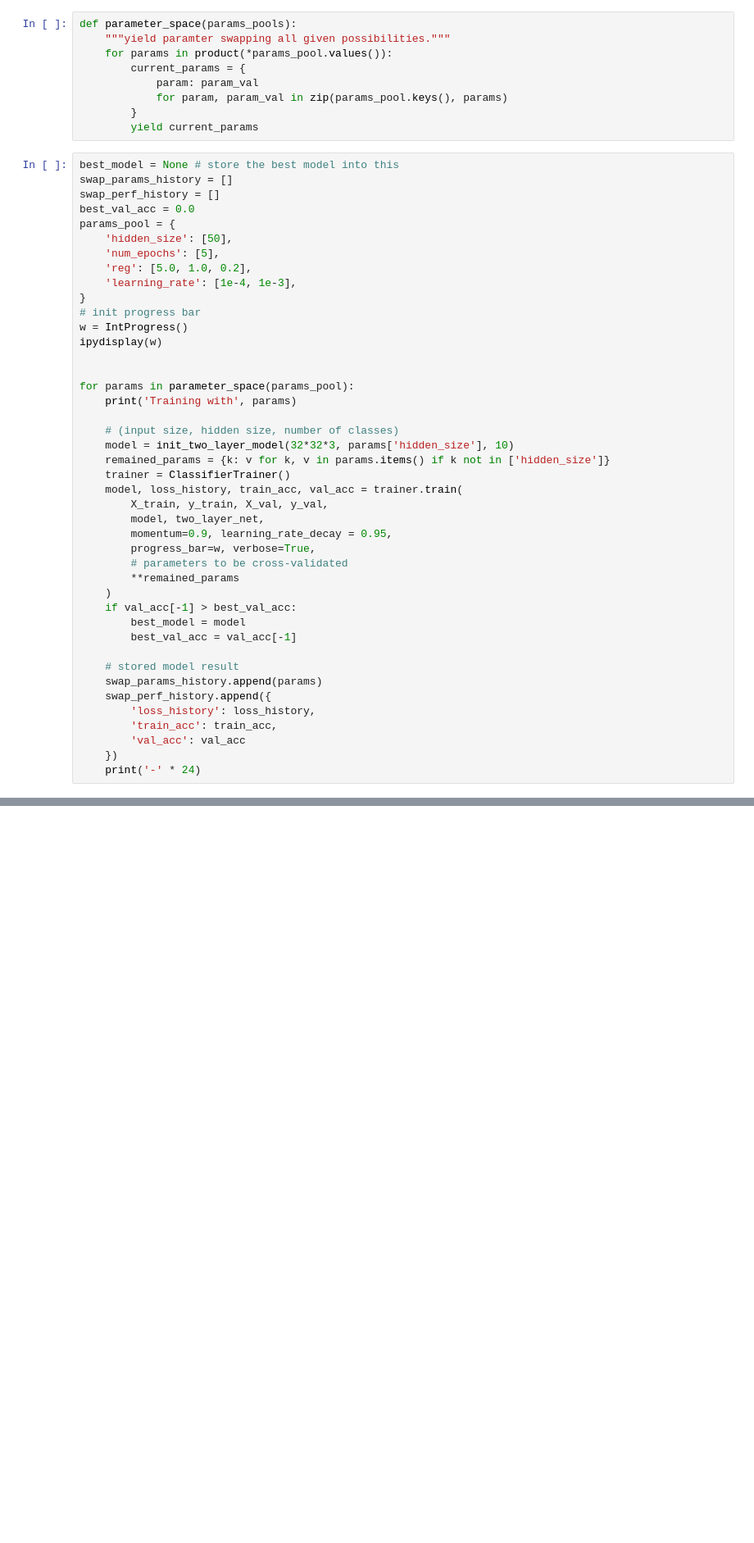
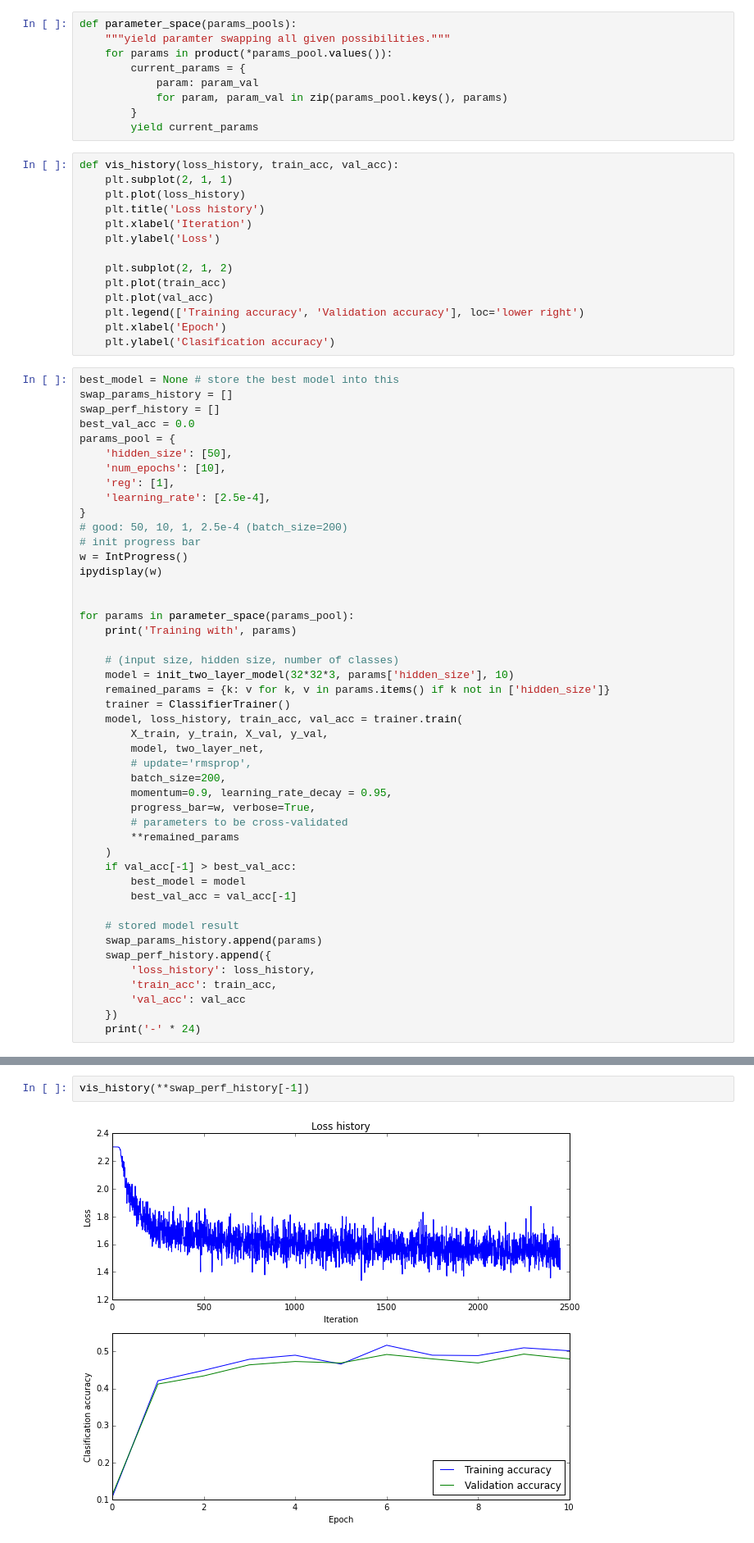
Before and after one commit to ccwang002/learn_CNN, a Jupyter notebook: 01_stanford_CS231n/assignment2/two_layer_net.ipynb, the cells around one changed output, grey strips where cells are left out. Shown: that part at 82% size. Saved outputs shown, nothing was run; the diff lists cells and outputs as text; blank space fills up the shorter version.

```diff
--- a/01_stanford_CS231n/assignment2/two_layer_net.ipynb
+++ b/01_stanford_CS231n/assignment2/two_layer_net.ipynb
@@ -376,6 +354,20 @@ def parameter_space(params_pools):
             for param, param_val in zip(params_pool.keys(), params)
         }
         yield current_params
+# %%
+def vis_history(loss_history, train_acc, val_acc):
+    plt.subplot(2, 1, 1)
+    plt.plot(loss_history)
+    plt.title('Loss history')
+    plt.xlabel('Iteration')
+    plt.ylabel('Loss')
+
+    plt.subplot(2, 1, 2)
+    plt.plot(train_acc)
+    plt.plot(val_acc)
+    plt.legend(['Training accuracy', 'Validation accuracy'], loc='lower right')
+    plt.xlabel('Epoch')
+    plt.ylabel('Clasification accuracy')
 # %%
 best_model = None # store the best model into this
 swap_params_history = []
@@ -383,10 +375,11 @@ swap_perf_history = []
 best_val_acc = 0.0
 params_pool = {
     'hidden_size': [50],
-    'num_epochs': [5],
-    'reg': [5.0, 1.0, 0.2],
-    'learning_rate': [1e-4, 1e-3],
+    'num_epochs': [10],
+    'reg': [1],
+    'learning_rate': [2.5e-4],
 }
+# good: 50, 10, 1, 2.5e-4 (batch_size=200)
 # init progress bar
 w = IntProgress()
 ipydisplay(w)
@@ -402,6 +395,8 @@ for params in parameter_space(params_pool):
     model, loss_history, train_acc, val_acc = trainer.train(
         X_train, y_train, X_val, y_val,
         model, two_layer_net,
+        # update='rmsprop',
+        batch_size=200,
         momentum=0.9, learning_rate_decay = 0.95,
         progress_bar=w, verbose=True,
         # parameters to be cross-validated
@@ -441,3 +432,7 @@ ValueError: The truth value of an array with more than one element is ambiguous.
+# %%
+vis_history(**swap_perf_history[-1])
+# %% [output]
+[figure, added]
 # %%
 # visualize the weights
 show_net_weights(best_model)
```
Also changed, not shown: parts of 13 cells of this notebook.
